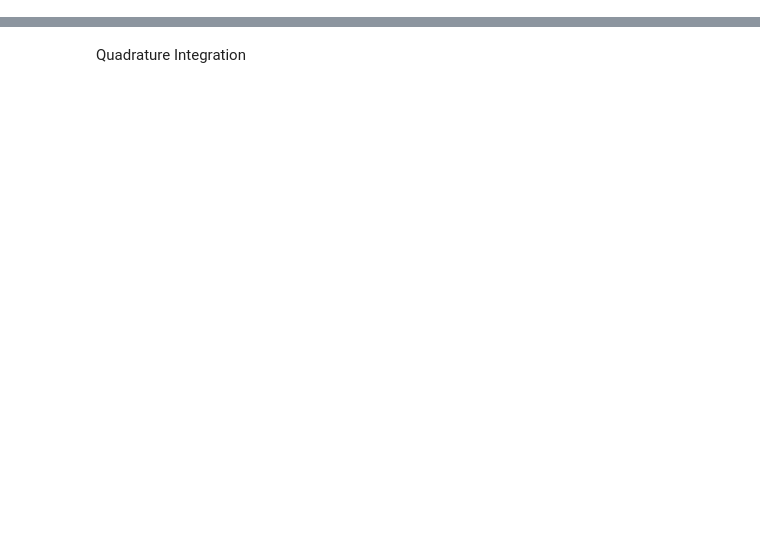
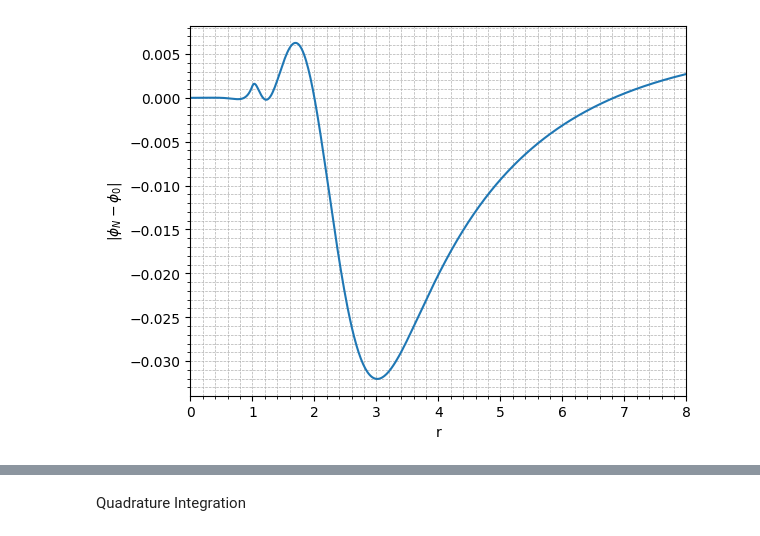
Before and after one commit to phmouras/Critical-Phenomena-in-gravitational-collapse-via-spectral-methods, a Jupyter notebook: MS_spherical_DD_construction.ipynb, the cells around one changed output, grey strips where cells are left out. Saved outputs shown, nothing was run; the diff lists cells and outputs as text; code cells hidden in the pictures; blank space fills up the shorter version.

```diff
--- a/MS_spherical_DD_construction.ipynb
+++ b/MS_spherical_DD_construction.ipynb
@@ -414,0 +408,12 @@ plt.show()
+# %%
+erro = Phi_init0 - Phiplot
+
+plt.plot(rplot, erro)
+plt.xlabel('r')
+plt.xlim(0,8)
+plt.ylabel(r"$|\phi_N - \phi_0|$")
+plt.grid(which='both', linestyle='--', linewidth=0.5)
+plt.minorticks_on()
+plt.show()
+# %% [output]
+[figure, added]
```
Also changed, not shown: parts of 28 cells of this notebook.
